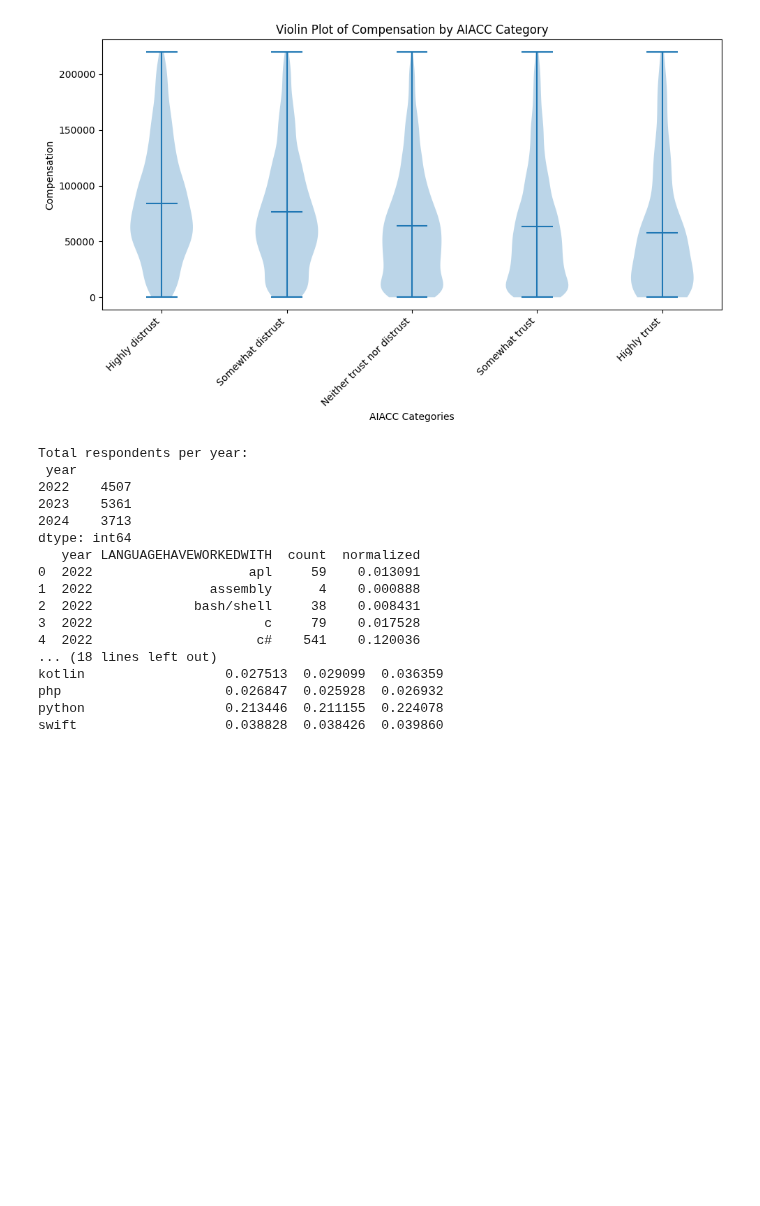
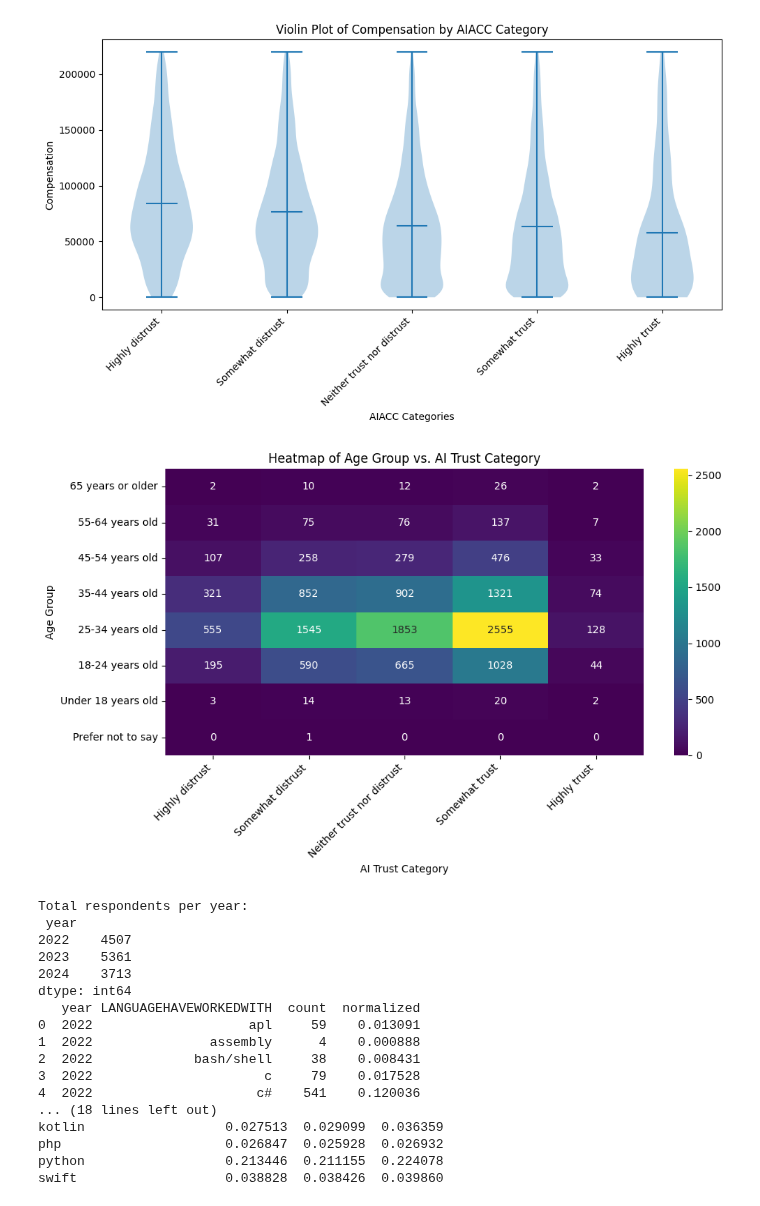
Before and after one commit to adni8025/Stack-Overflow-Developer-Survey-Data-Mining, a Jupyter notebook: thefile.ipynb, the cells around one changed output. Saved outputs shown, nothing was run; the diff lists cells and outputs as text; code cells hidden in the pictures; blank space fills up the shorter version.

Commit message:
New graph

```diff
--- a/thefile.ipynb
+++ b/thefile.ipynb
@@ -361,6 +361,54 @@ plt.tight_layout()
 plt.show()
 # %% [output]
 [figure]
+# %%
+import pandas as pd
+import seaborn as sns
+import matplotlib.pyplot as plt
+
+# Define your custom orders
+age_order = [
+    "65 years or older",
+    "55-64 years old",
+    "45-54 years old",
+    "35-44 years old",
+    "25-34 years old",
+    "18-24 years old",
+    "Under 18 years old",
+    "Prefer not to say"
+]
+
+trust_order = [
+    "Highly distrust",
+    "Somewhat distrust",
+    "Neither trust nor distrust",
+    "Somewhat trust",
+    "Highly trust"
+]
+
+# Create the pivot table
+heatmap_data = df_comp.pivot_table(
+    index="AGE",       # Row labels
+    columns="AIACC",   # Column labels
+    aggfunc="size",    # Counting how many rows fall into each (AGE, AIACC) combo
+    fill_value=0
+)
+
+# Reindex the rows and columns to match your desired orders
+heatmap_data = heatmap_data.reindex(index=age_order)
+heatmap_data = heatmap_data.reindex(columns=trust_order)
+
+# Plot the heatmap
+plt.figure(figsize=(10, 6))
+sns.heatmap(heatmap_data, annot=True, fmt="d", cmap="viridis")
+plt.title("Heatmap of Age Group vs. AI Trust Category")
+plt.xlabel("AI Trust Category")
+plt.ylabel("Age Group")
+plt.xticks(rotation=45, ha="right")
+plt.tight_layout()
+plt.show()
+# %% [output]
+[figure, added]
 # %%
 def clean_and_split(val):
     if isinstance(val, str):
```
Also changed, not shown: parts of 1 cell of this notebook.
